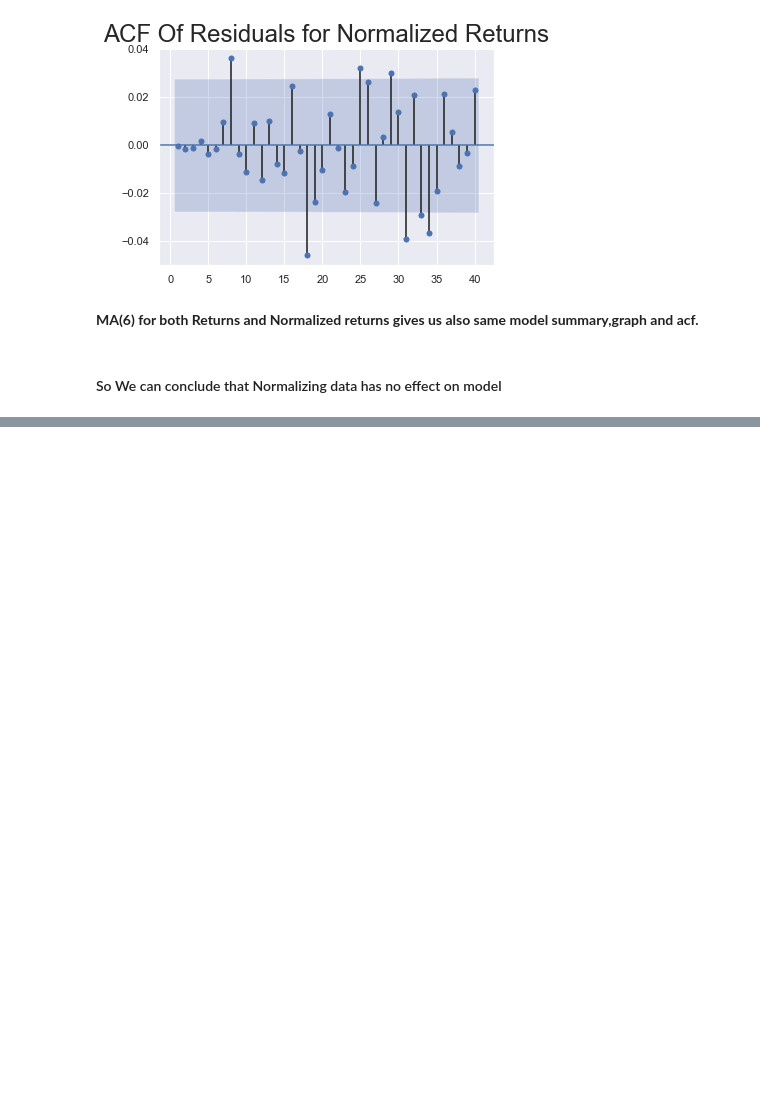
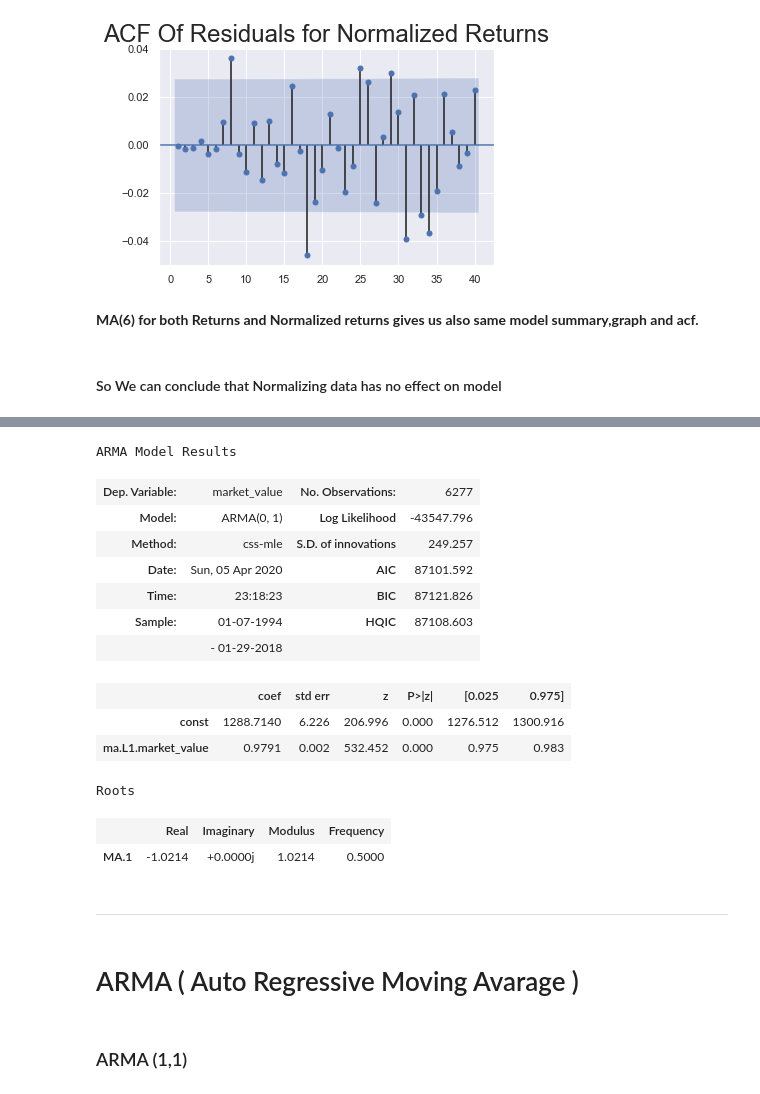
Before and after one commit to NMShihab/Time-Series-Analysis, a Jupyter notebook: All about Time Series .ipynb, the cells around one changed output, grey strips where cells are left out. Drawn from its saved outputs; the diff is of its cells as text; code cells hidden in the pictures; blank space fills up the shorter version.

```diff
--- a/All about Time Series .ipynb
+++ b/All about Time Series .ipynb
@@ -1498,0 +1508,23 @@ plt.show()
+# %%
+model_ma_mv_1 = ARMA(df.market_value, order=(0,1))
+results_ma_mv_1 = model_ma_mv_1.fit()
+results_ma_mv_1.summary()
+# %% [output]
+ARMA Model Results
+| Dep. Variable: | market_value | No. Observations: | 6277 |
+| Model: | ARMA(0, 1) | Log Likelihood | -43547.796 |
+| Method: | css-mle | S.D. of innovations | 249.257 |
+| Date: | Sun, 05 Apr 2020 | AIC | 87101.592 |
+| Time: | 23:18:23 | BIC | 87121.826 |
+| Sample: | 01-07-1994 | HQIC | 87108.603 |
+|  | - 01-29-2018 |  |  |
+|  | coef | std err | z | P>|z| | [0.025 | 0.975] |
+| const | 1288.7140 | 6.226 | 206.996 | 0.000 | 1276.512 | 1300.916 |
+| ma.L1.market_value | 0.9791 | 0.002 | 532.452 | 0.000 | 0.975 | 0.983 |
+Roots
+|  | Real | Imaginary | Modulus | Frequency |
+| MA.1 | -1.0214 | +0.0000j | 1.0214 | 0.5000 |
+# %% [markdown]
+___
+# %% [markdown]
+# ARMA ( Auto Regressive Moving Avarage )
@@ -1498,0 +1553,2 @@ plt.show()
+# %% [markdown]
+### ARMA (1,1)
```
Also changed, not shown: parts of 72 cells of this notebook.
